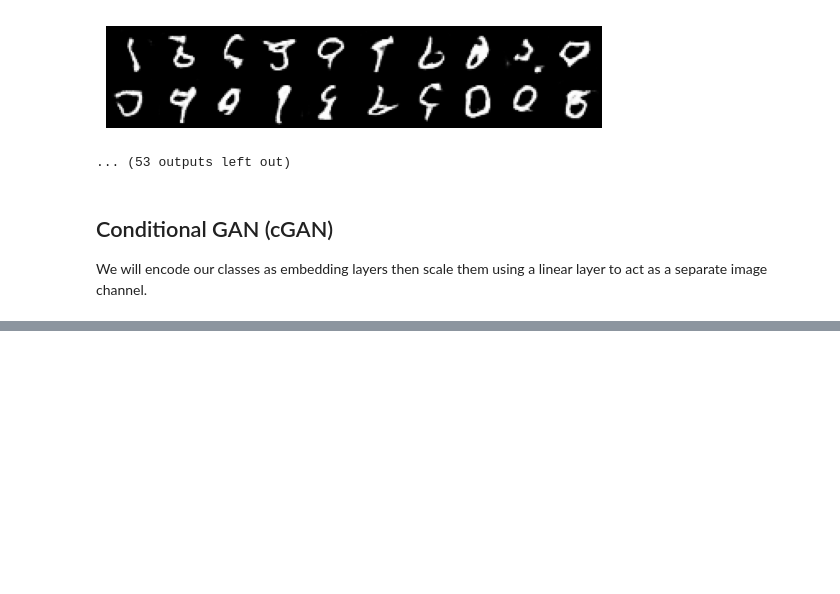
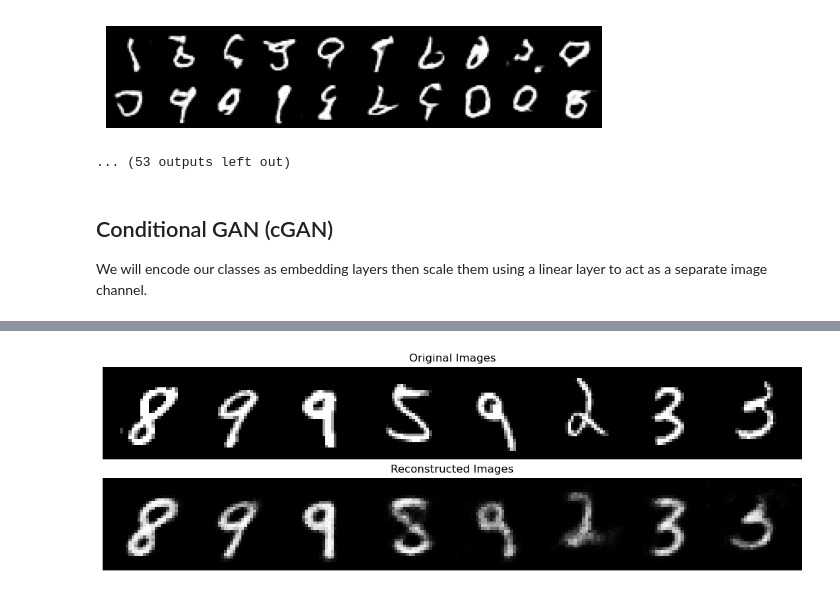
Before and after one commit to TeeJayBaker/SonyCSL, a Jupyter notebook: ASSIGNMENT_TOM_BAKER.ipynb, the cells around one changed output, grey strips where cells are left out. Cells and saved outputs as stored; diff of their text form; code cells hidden in the pictures; blank space fills up the shorter version.

```diff
--- a/ASSIGNMENT_TOM_BAKER.ipynb
+++ b/ASSIGNMENT_TOM_BAKER.ipynb
@@ -411,12 +429,12 @@ def cgen_train_step(batch_size, cgen, cdis, cgenoptimiser, loss):
     labels = torch.randint(0, 10, (batch_size,), device=device)
     fake = cgen(noise, labels)
     validity = cdis(fake, labels).squeeze(-1)
-    cgloss = loss(validity, real_vals)
+    cg_loss = loss(validity, real_vals)
 
     # Update Weights
-    cgloss.backward()
+    cg_loss.backward()
     cgenoptimiser.step()
-    return cgloss.item()
+    return cg_loss.item()
 # %%
 # total number of epochs to train the model
 num_epochs = 10
@@ -481,0 +631,90 @@ for epoch in range(num_epochs):
+# %%
+def enc_train_step(ecgen, aegen_optimiser, loss_enc, real_img):
+    # Clear Gradients
+    aegen_optimiser.zero_grad()
+
+    # Train on reconstruction
+    fake = ecgen(real_img)
+    e_loss = loss_enc(real_img, fake)
+
+    # Update Weights
+    e_loss.backward()
+    aegen_optimiser.step()
+    return e_loss.item()
+# %%
+# total number of epochs to train the model
+num_epochs = 10
+# pre-train the encoder only
+enc_warmup_epochs = 1
+
+# Constant images for visualisation
+test_imgs = next(iter(dataloader))[0][:8].to(device)
+
+# optimisers
+lr=0.0002
+ecgen_optimiser = torch.optim.Adam(aegenerator.parameters(), lr=lr, betas=(0.5, 0.999))
+ecdis_optimiser = torch.optim.Adam(aediscriminator.parameters(), lr=lr, betas=(0.5, 0.999))
+
+# Train the model
+for epoch in range(num_epochs):
+    print(f"Epoch {epoch+1}")
+    # Avg epoch losses
+    ecdis_loss_sum = 0
+    ecgen_loss_sum = 0
+    enc_loss_sum = 0
+    data_iter = tqdm(enumerate(dataloader), total=len(dataloader))
+    for i, (images, _) in data_iter:
+        # Prepare batch
+        real_img = images.to(device)
+        aegenerator.train()
+        batch_size = real_img.shape[0]
+
+        # (opt) Pre-train encoder
+        if epoch < enc_warmup_epochs:
+            enc_loss = enc_train_step(
+                aegenerator, ecgen_optimiser, loss_enc, real_img
+            )
+
+            # Update running loss
+            enc_loss_sum += enc_loss
+            if i % 50 == 0:
+                data_iter.set_description('enc_loss: {}'.format(enc_loss))
+
+        # Train discriminator
+        else:
+            ecdis_loss = aedis_train_step(
+                batch_size, aegenerator, aediscriminator, ecdis_optimiser, loss, real_img
+                )
+
+            ecgen_loss = aegen_train_step(
+                batch_size, aegenerator, aediscriminator, ecgen_optimiser, loss, loss_enc, real_img
+                )
+
+            # Update running loss
+            ecdis_loss_sum += ecdis_loss
+            ecgen_loss_sum += ecgen_loss
+            if i % 50 == 0:
+                data_iter.set_description('g_loss: {}, d_loss: {}'.format(ecgen_loss, ecdis_loss))
+
+    # average loss over epoch
+    if epoch < enc_warmup_epochs:
+        print('Final Avg: enc_loss: {}'.format(enc_loss_sum / len(dataloader)))
+    else:
+        print('Final Avg: g_loss: {}, d_loss: {}'.format(ecgen_loss_sum / len(dataloader), ecdis_loss_sum / len(dataloader))) # Print the loss values
+
+    # Visualise the progress of the model each epoch
+    aegenerator.eval()
+    sample_images = aegenerator(test_imgs).cpu()
+    fig, axs = plt.subplots(2, figsize=(16, 4))
+
+    grid1 = torchvision.utils.make_grid(test_imgs.cpu(), nrow=8, padding=2, normalize=True).permute(1,2,0).numpy()
+    axs[0].imshow(grid1)
+    axs[0].axis("off")
+    axs[0].set_title("Original Images")
+
+    grid2 = torchvision.utils.make_grid(sample_images, nrow=8, padding=2, normalize=True).permute(1,2,0).numpy()
+    axs[1].imshow(grid2)
+    axs[1].axis("off")
+    axs[1].set_title("Reconstructed Images")
+    plt.show()
+# %% [output]
@@ -481,0 +723 @@ for epoch in range(num_epochs):
+[figure, added]
```
Also changed, not shown: parts of 21 cells of this notebook.
